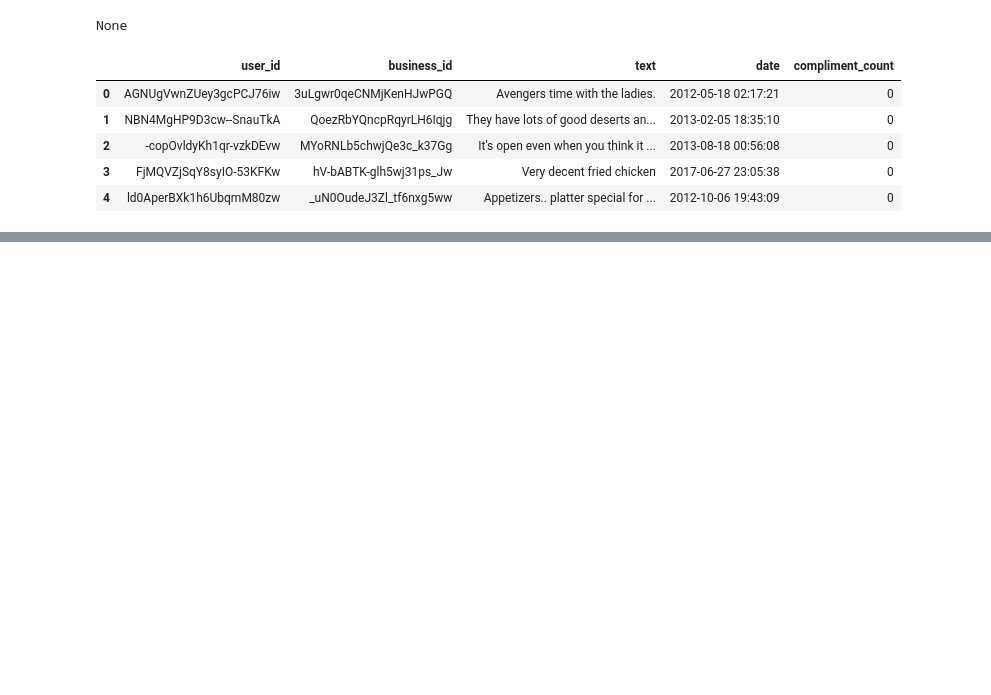
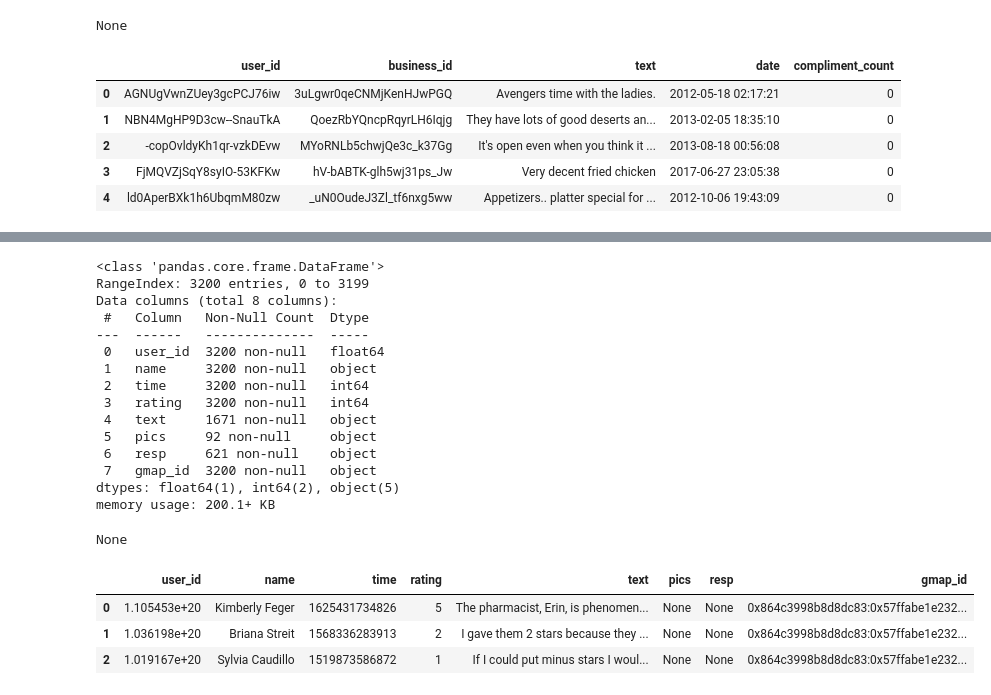
Before and after one commit to Cora1218/recomendaciones-mercado-EEUU, a Jupyter notebook: ETL/ETL.ipynb, the cells around one changed output, grey strips where cells are left out. Cells and saved outputs as stored; diff of their text form; code cells hidden in the pictures; blank space fills up the shorter version.

```diff
--- a/ETL/ETL.ipynb
+++ b/ETL/ETL.ipynb
@@ -237,0 +311,23 @@ type(final_df["category"].iloc[0])
+# %%
+display(final_df.info(), final_df.head(3))
+# %% [output]
+<class 'pandas.core.frame.DataFrame'>
+RangeIndex: 3200 entries, 0 to 3199
+Data columns (total 8 columns):
+ #   Column   Non-Null Count  Dtype
+---  ------   --------------  -----
+ 0   user_id  3200 non-null   float64
+ 1   name     3200 non-null   object
+ 2   time     3200 non-null   int64
+ 3   rating   3200 non-null   int64
+ 4   text     1671 non-null   object
+ 5   pics     92 non-null     object
+ 6   resp     621 non-null    object
+ 7   gmap_id  3200 non-null   object
+dtypes: float64(1), int64(2), object(5)
+memory usage: 200.1+ KB
+None
+|  | user_id | name | time | rating | text | pics | resp | gmap_id |
+| 0 | 1.105453e+20 | Kimberly Feger | 1625431734826 | 5 | The pharmacist, Erin, is phenomen... | None | None | 0x864c3998b8d8dc83:0x57ffabe1e232... |
+| 1 | 1.036198e+20 | Briana Streit | 1568336283913 | 2 | I gave them 2 stars because they ... | None | None | 0x864c3998b8d8dc83:0x57ffabe1e232... |
+| 2 | 1.019167e+20 | Sylvia Caudillo | 1519873586872 | 1 | If I could put minus stars I woul... | None | None | 0x864c3998b8d8dc83:0x57ffabe1e232... |
```
Also changed, not shown: parts of 7 cells of this notebook.
